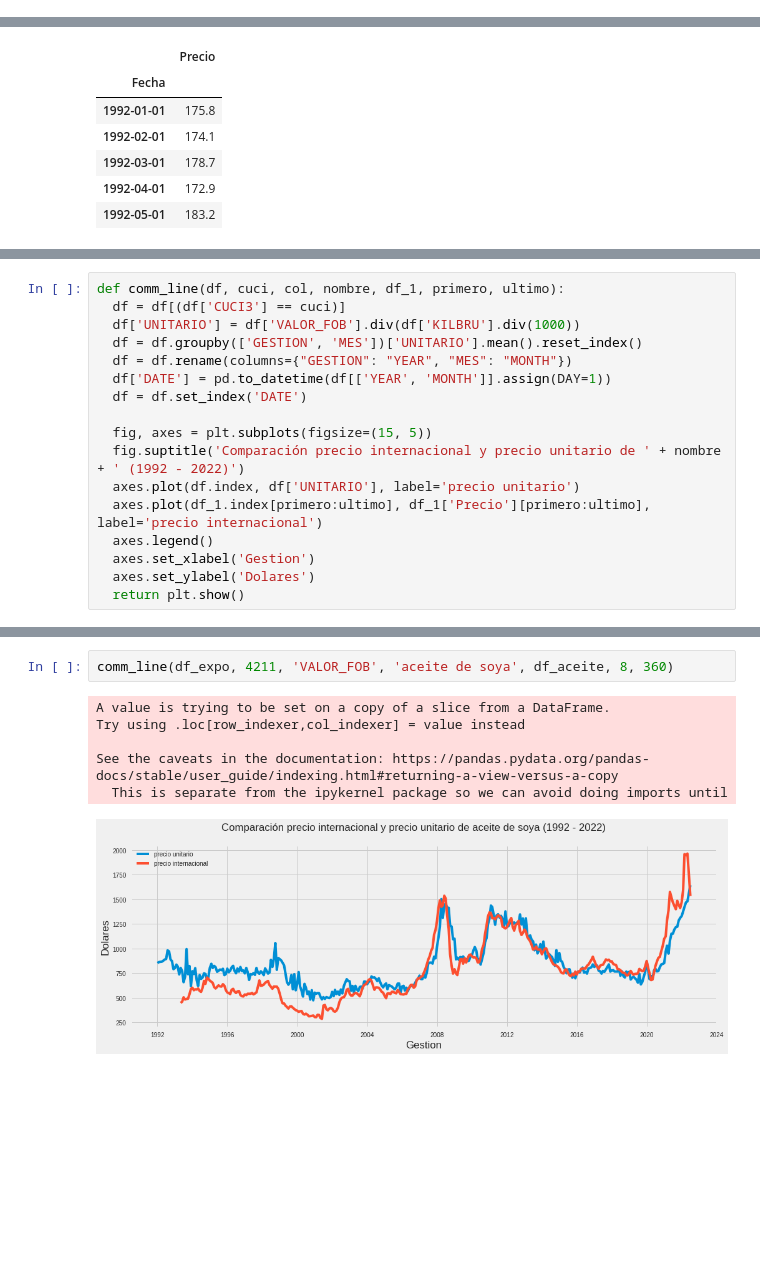
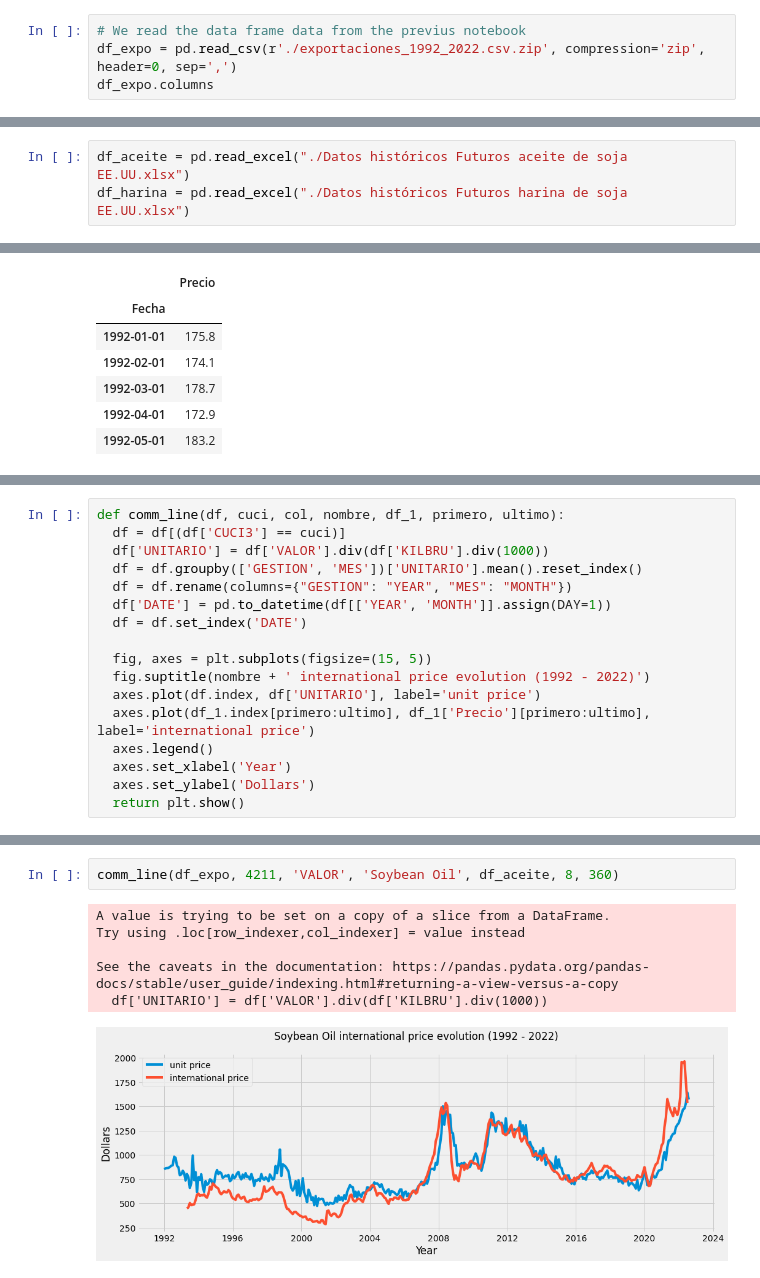
Before and after one commit to AdoxNotFound/nontraditional_exports_bolivia, a Jupyter notebook: 3. individual_analysis.ipynb, the cells around one changed output, grey strips where cells are left out. Saved outputs shown, nothing was run; the diff lists cells and outputs as text; blank space fills up the shorter version.

Commit message:
notebooks correction

```diff
--- a/3. individual_analysis.ipynb
+++ b/3. individual_analysis.ipynb
@@ -202,0 +10,4 @@ df_harina = pd.read_excel(r"/content/drive/MyDrive/Data/Raw/Datos históricos F
+# %%
+# We read the data frame data from the previus notebook
+df_expo = pd.read_csv(r'./exportaciones_1992_2022.csv.zip', compression='zip', header=0, sep=',')
+df_expo.columns
@@ -203,3 +205,6 @@ df_harina = pd.read_excel(r"/content/drive/MyDrive/Data/Raw/Datos históricos F
+# %%
+df_aceite = pd.read_excel("./Datos históricos Futuros aceite de soja EE.UU.xlsx")
+df_harina = pd.read_excel("./Datos históricos Futuros harina de soja EE.UU.xlsx")
 # %%
 df_aceite['Fecha'] = pd.to_datetime(df_aceite['Fecha'], format='%d.%m.%Y')
 df_aceite = df_aceite.set_index('Fecha')
@@ -234,18 +241,18 @@ df_harina.head()
 # %%
 def comm_line(df, cuci, col, nombre, df_1, primero, ultimo):
   df = df[(df['CUCI3'] == cuci)]
-  df['UNITARIO'] = df['VALOR_FOB'].div(df['KILBRU'].div(1000))
+  df['UNITARIO'] = df['VALOR'].div(df['KILBRU'].div(1000))
   df = df.groupby(['GESTION', 'MES'])['UNITARIO'].mean().reset_index()
   df = df.rename(columns={"GESTION": "YEAR", "MES": "MONTH"})
   df['DATE'] = pd.to_datetime(df[['YEAR', 'MONTH']].assign(DAY=1))
   df = df.set_index('DATE')
 
   fig, axes = plt.subplots(figsize=(15, 5))
-  fig.suptitle('Comparación precio internacional y precio unitario de ' + nombre + ' (1992 - 2022)')
-  axes.plot(df.index, df['UNITARIO'], label='precio unitario')
-  axes.plot(df_1.index[primero:ultimo], df_1['Precio'][primero:ultimo], label='precio internacional')
+  fig.suptitle(nombre + ' international price evolution (1992 - 2022)')
+  axes.plot(df.index, df['UNITARIO'], label='unit price')
+  axes.plot(df_1.index[primero:ultimo], df_1['Precio'][primero:ultimo], label='international price')
   axes.legend()
-  axes.set_xlabel('Gestion')
-  axes.set_ylabel('Dolares')
+  axes.set_xlabel('Year')
+  axes.set_ylabel('Dollars')
   return plt.show()
 # %%
@@ -260,9 +267,9 @@ See the caveats in the documentation: https://pandas.pydata.org/pandas-docs/stab
 # %%
-comm_line(df_expo, 4211, 'VALOR_FOB', 'aceite de soya', df_aceite, 8, 360)
+comm_line(df_expo, 4211, 'VALOR', 'Soybean Oil', df_aceite, 8, 360)
 # %% [output]
 A value is trying to be set on a copy of a slice from a DataFrame.
 Try using .loc[row_indexer,col_indexer] = value instead
 
 See the caveats in the documentation: https://pandas.pydata.org/pandas-docs/stable/user_guide/indexing.html#returning-a-view-versus-a-copy
-  This is separate from the ipykernel package so we can avoid doing imports until
+  df['UNITARIO'] = df['VALOR'].div(df['KILBRU'].div(1000))
-[figure, old version]
+[figure, new version]
```
Also changed, not shown: parts of 62 cells of this notebook, 5 other files.
